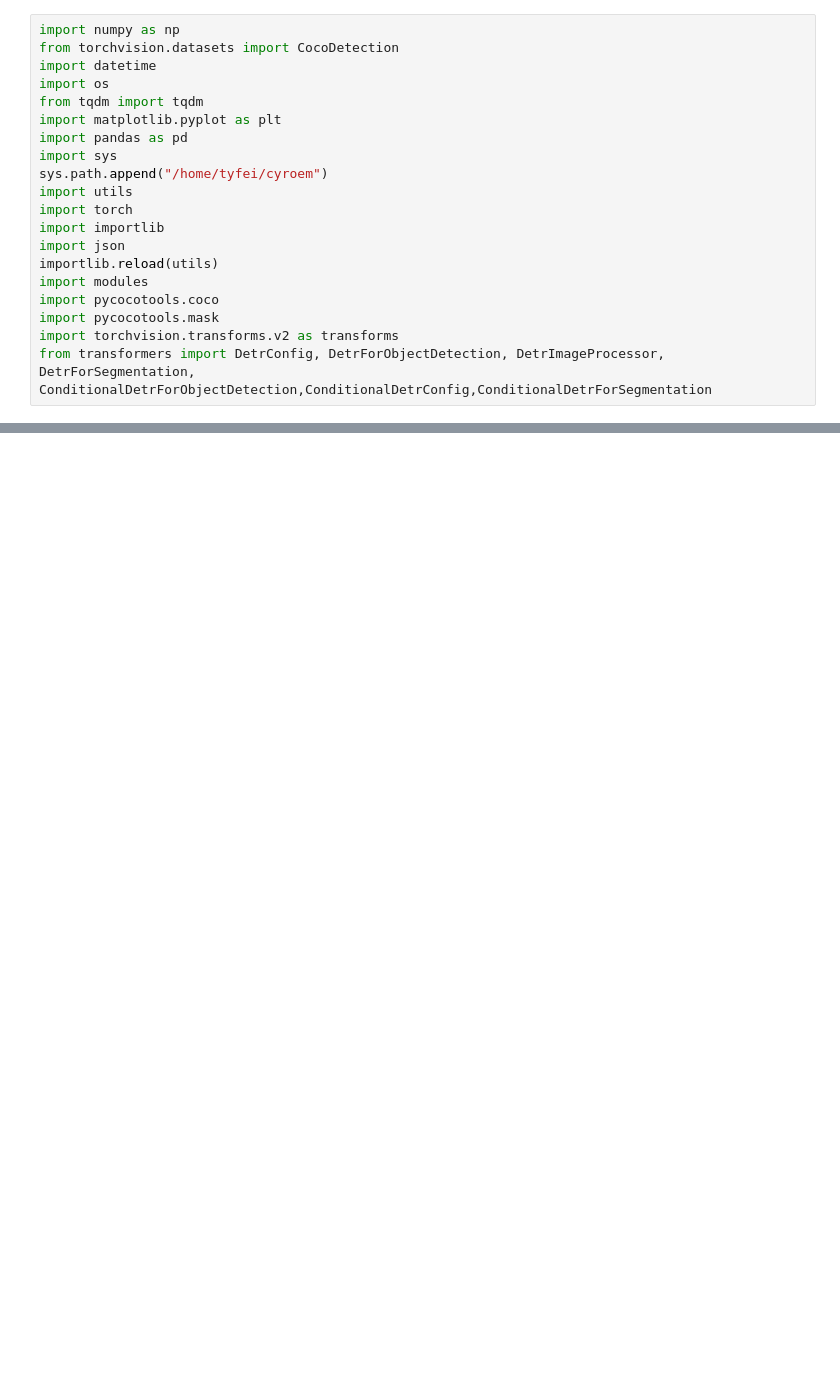
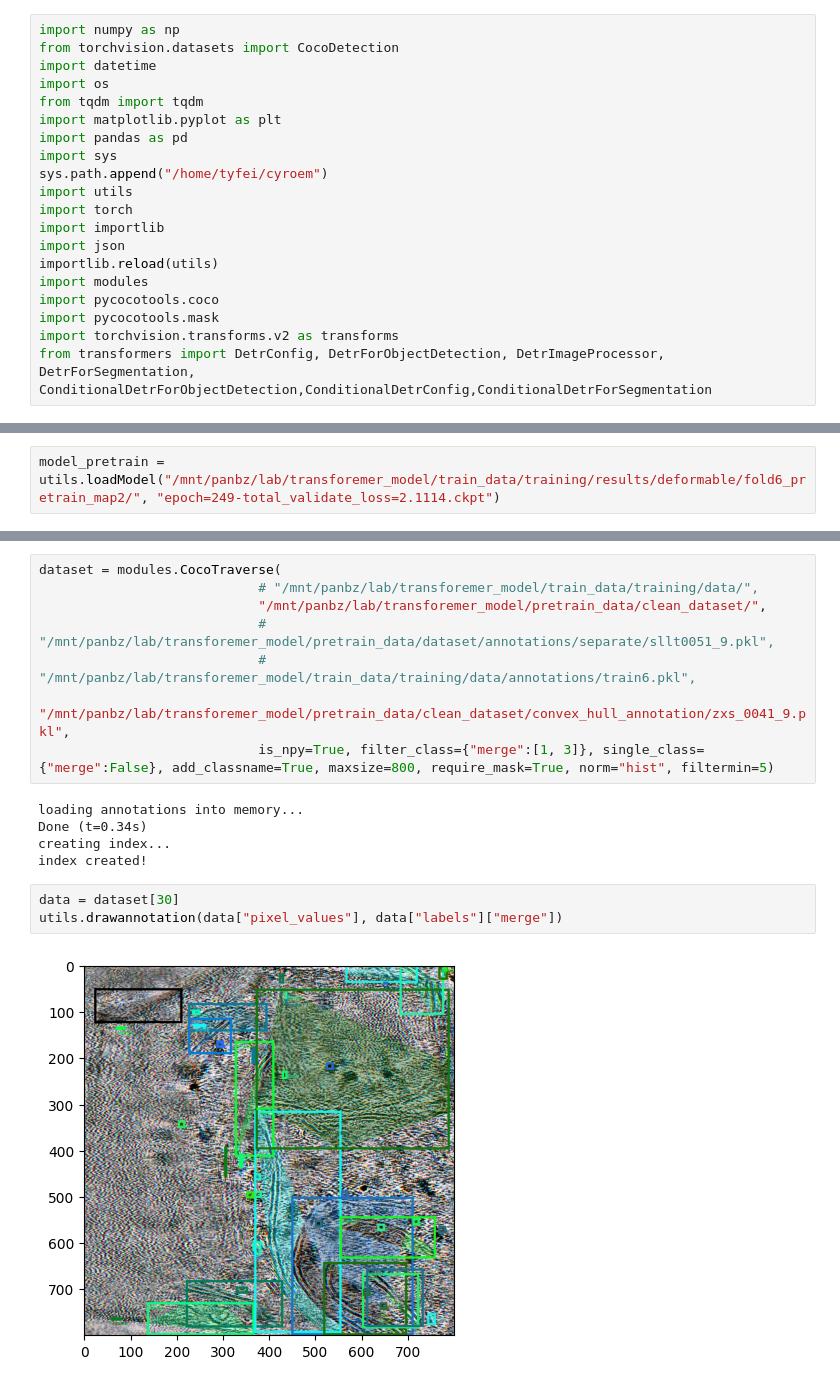
Before and after one commit to tyfei0216/cryoem, a Jupyter notebook: test.ipynb, the cells around one changed output, grey strips where cells are left out. Drawn from its saved outputs; the diff is of its cells as text; blank space fills up the shorter version.

```diff
--- a/test.ipynb
+++ b/test.ipynb
@@ -381,0 +146,2 @@ False
+# %%
+model_pretrain = utils.loadModel("/mnt/panbz/lab/transforemer_model/train_data/training/results/deformable/fold6_pretrain_map2/", "epoch=249-total_validate_loss=2.1114.ckpt")
@@ -381,0 +185,18 @@ False
+# %%
+dataset = modules.CocoTraverse(
+                            # "/mnt/panbz/lab/transforemer_model/train_data/training/data/",
+                            "/mnt/panbz/lab/transforemer_model/pretrain_data/clean_dataset/",
+                            # "/mnt/panbz/lab/transforemer_model/pretrain_data/dataset/annotations/separate/sllt0051_9.pkl",
+                            # "/mnt/panbz/lab/transforemer_model/train_data/training/data/annotations/train6.pkl",
+                            "/mnt/panbz/lab/transforemer_model/pretrain_data/clean_dataset/convex_hull_annotation/zxs_0041_9.pkl",
+                            is_npy=True, filter_class={"merge":[1, 3]}, single_class={"merge":False}, add_classname=True, maxsize=800, require_mask=True, norm="hist", filtermin=5)
+# %% [output]
+loading annotations into memory...
+Done (t=0.34s)
+creating index...
+index created!
+# %%
+data = dataset[30]
+utils.drawannotation(data["pixel_values"], data["labels"]["merge"])
+# %% [output]
+[figure, added]
```
Also changed, not shown: parts of 76 cells of this notebook, 11 other files.
